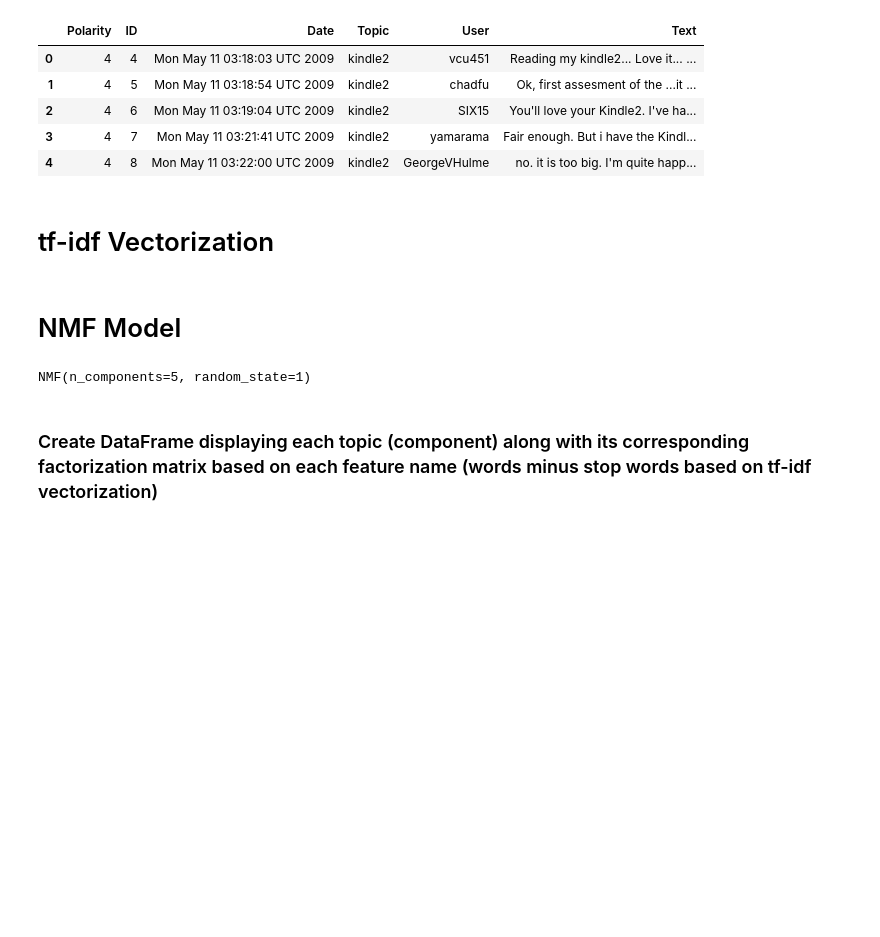
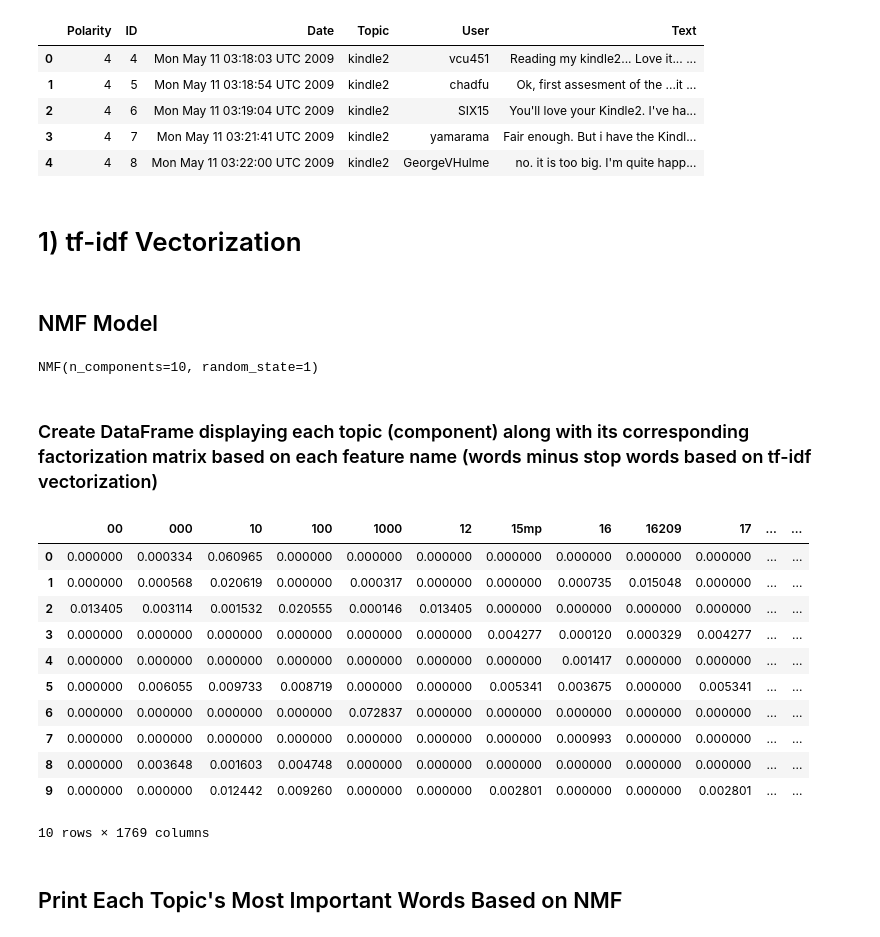
Before and after one commit to daivi-patel/nlp_topic_project, a Jupyter notebook: nmf/nmf.ipynb, the cells around one changed output. Cells and saved outputs as stored; diff of their text form; code cells hidden in the pictures; blank space fills up the shorter version.

```diff
--- a/nmf/nmf.ipynb
+++ b/nmf/nmf.ipynb
@@ -52,18 +60,36 @@ df.head()
 | 3 | 4 | 7 | Mon May 11 03:21:41 UTC 2009 | kindle2 | yamarama | Fair enough. But i have the Kindl... |
 | 4 | 4 | 8 | Mon May 11 03:22:00 UTC 2009 | kindle2 | GeorgeVHulme | no. it is too big. I'm quite happ... |
 # %%
-X = df['Text']
+X = df['Text'][:500]
 # %% [markdown]
-# tf-idf Vectorization
+# 1) tf-idf Vectorization
 # %%
-vec = TfidfVectorizer(stop_words='english')
-X_vectorized = vec.fit_transform(X)
+vectorizer = TfidfVectorizer(stop_words='english')
+X_vectorized = vectorizer.fit_transform(X)
 # %% [markdown]
-# NMF Model
+## NMF Model
 # %%
-model = NMF(n_components=5, random_state=1)
+model = NMF(n_components=10, random_state=1)
 model.fit(X_vectorized)
 # %% [output]
-NMF(n_components=5, random_state=1)
+NMF(n_components=10, random_state=1)
 # %% [markdown]
 ### Create DataFrame displaying each topic (component) along with its corresponding factorization matrix based on each feature name (words minus stop words based on tf-idf vectorization)
+# %%
+components_features_matrix = pd.DataFrame(model.components_, columns=vectorizer.get_feature_names())
+components_features_matrix
+# %% [output]
+|  | 00 | 000 | 10 | 100 | 1000 | 12 | 15mp | 16 | 16209 | 17 | ... | ... |
+| 0 | 0.000000 | 0.000334 | 0.060965 | 0.000000 | 0.000000 | 0.000000 | 0.000000 | 0.000000 | 0.000000 | 0.000000 | ... | ... |
+| 1 | 0.000000 | 0.000568 | 0.020619 | 0.000000 | 0.000317 | 0.000000 | 0.000000 | 0.000735 | 0.015048 | 0.000000 | ... | ... |
+| 2 | 0.013405 | 0.003114 | 0.001532 | 0.020555 | 0.000146 | 0.013405 | 0.000000 | 0.000000 | 0.000000 | 0.000000 | ... | ... |
+| 3 | 0.000000 | 0.000000 | 0.000000 | 0.000000 | 0.000000 | 0.000000 | 0.004277 | 0.000120 | 0.000329 | 0.004277 | ... | ... |
+| 4 | 0.000000 | 0.000000 | 0.000000 | 0.000000 | 0.000000 | 0.000000 | 0.000000 | 0.001417 | 0.000000 | 0.000000 | ... | ... |
+| 5 | 0.000000 | 0.006055 | 0.009733 | 0.008719 | 0.000000 | 0.000000 | 0.005341 | 0.003675 | 0.000000 | 0.005341 | ... | ... |
+| 6 | 0.000000 | 0.000000 | 0.000000 | 0.000000 | 0.072837 | 0.000000 | 0.000000 | 0.000000 | 0.000000 | 0.000000 | ... | ... |
+| 7 | 0.000000 | 0.000000 | 0.000000 | 0.000000 | 0.000000 | 0.000000 | 0.000000 | 0.000993 | 0.000000 | 0.000000 | ... | ... |
+| 8 | 0.000000 | 0.003648 | 0.001603 | 0.004748 | 0.000000 | 0.000000 | 0.000000 | 0.000000 | 0.000000 | 0.000000 | ... | ... |
+| 9 | 0.000000 | 0.000000 | 0.012442 | 0.009260 | 0.000000 | 0.000000 | 0.002801 | 0.000000 | 0.000000 | 0.002801 | ... | ... |
+10 rows × 1769 columns
+# %% [markdown]
+## Print Each Topic's Most Important Words Based on NMF
```
Also changed, not shown: parts of 14 cells of this notebook.
